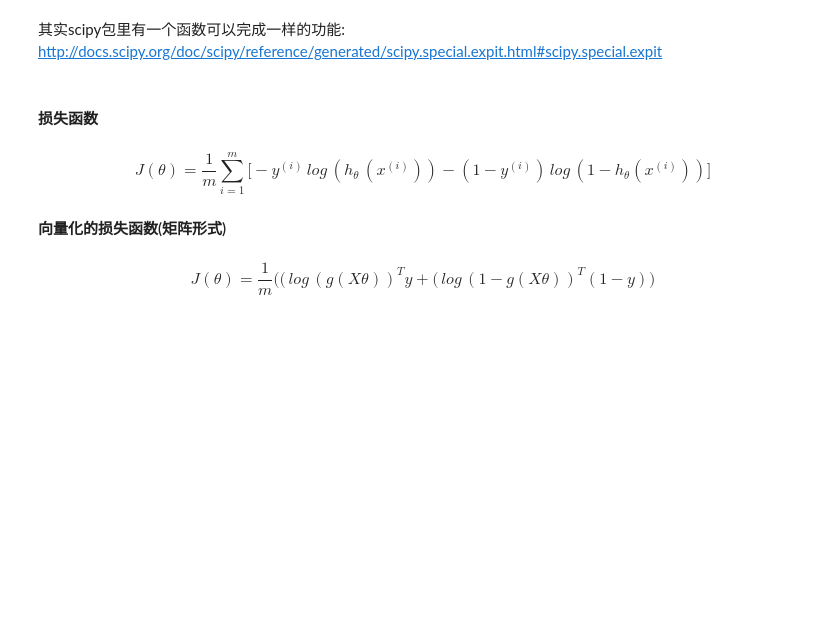
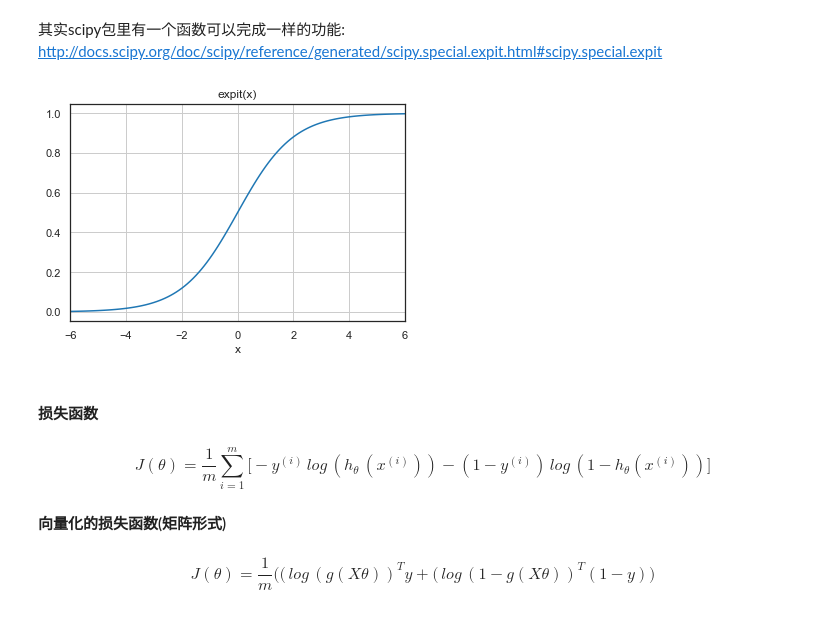
Before and after one commit to hydraxman/PyAIPlayground, a Jupyter notebook: regression/logistic_regression_example.ipynb, the cells around one changed output. Saved outputs shown, nothing was run; the diff lists cells and outputs as text; code cells hidden in the pictures; blank space fills up the shorter version.

```diff
--- a/regression/logistic_regression_example.ipynb
+++ b/regression/logistic_regression_example.ipynb
@@ -75,6 +93,18 @@ def sigmoid(z):
 # %% [markdown]
 其实scipy包里有一个函数可以完成一样的功能:<BR>
 http://docs.scipy.org/doc/scipy/reference/generated/scipy.special.expit.html#scipy.special.expit
+# %%
+from scipy.special import expit, logit
+xTest = np.linspace(-6, 6, 121)
+yTest = expit(xTest)
+plt.plot(xTest, yTest)
+plt.grid()
+plt.xlim(-6, 6)
+plt.xlabel('x')
+plt.title('expit(x)')
+plt.show()
+# %% [output]
+[figure, added]
 # %% [markdown]
 #### 损失函数
 #### $$ J(\theta) = \frac{1}{m}\sum_{i=1}^{m}\big[-y^{(i)}\, log\,( h_\theta\,(x^{(i)}))-(1-y^{(i)})\,log\,(1-h_\theta(x^{(i)}))\big]$$
```
Also changed, not shown: parts of 6 cells of this notebook, 2 other files.
